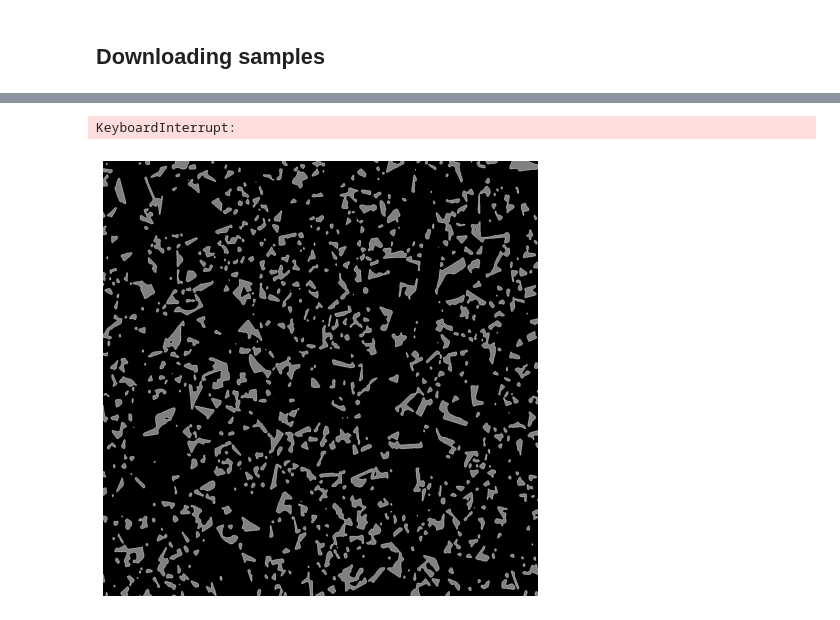
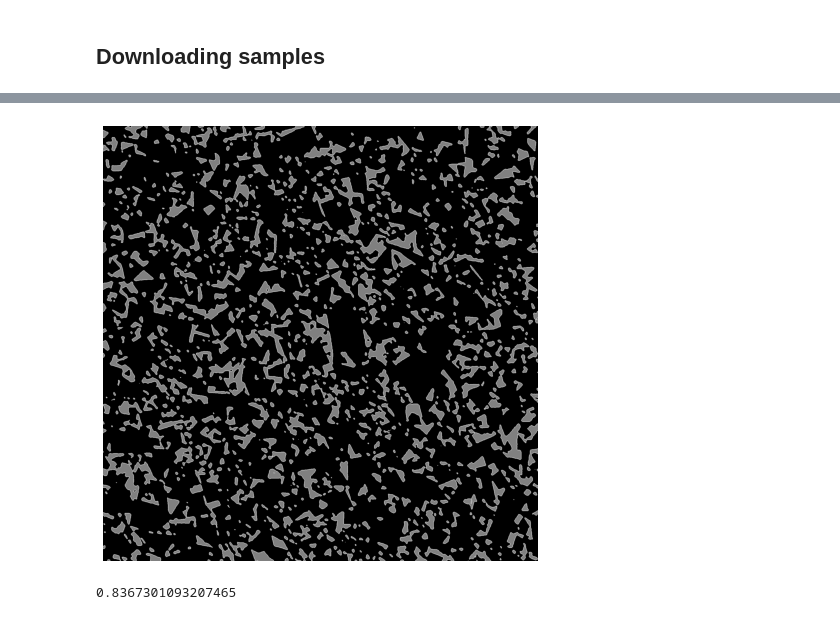
Before and after one commit to dkagramanyan/WC-Co_computer_vision, a Jupyter notebook: examples.ipynb, the cells around one changed output, grey strips where cells are left out. Drawn from its saved outputs; the diff is of its cells as text; code cells hidden in the pictures.

```diff
--- a/examples.ipynb
+++ b/examples.ipynb
@@ -25,12 +25,18 @@ plt.show()
 # %%
-img_cropped=grainPreprocess.imdivide(images[0],135,'left')
-img=grainPreprocess.image_preprocess(img_cropped)
+# img_cropped=grainPreprocess.imdivide(images[0],135,'left')
+img=grainPreprocess.image_preprocess(images[4])
 grainShow.img_show(img,N=8,cmap='gray')
 # %% [output]
-KeyboardInterrupt:
+[figure, added]
-# %%
-grainShow.img_show(img,N=8,cmap='gray')
-# %% [output]
-[figure, removed]
+# %%
+img=grainPreprocess.image_preprocess(images[0-])
+
+black=(img==0)
+black=sum(black.flatten())
+not_black=(img!=0)
+not_black=sum(not_black.flatten())
+print(black/(black+not_black))
+# %% [output]
+0.8367301093207465
 # %%
 img_cropped=grainPreprocess.imdivide(images[0],135,'left')
```
Also changed, not shown: parts of 2 cells of this notebook, 3 other files.
